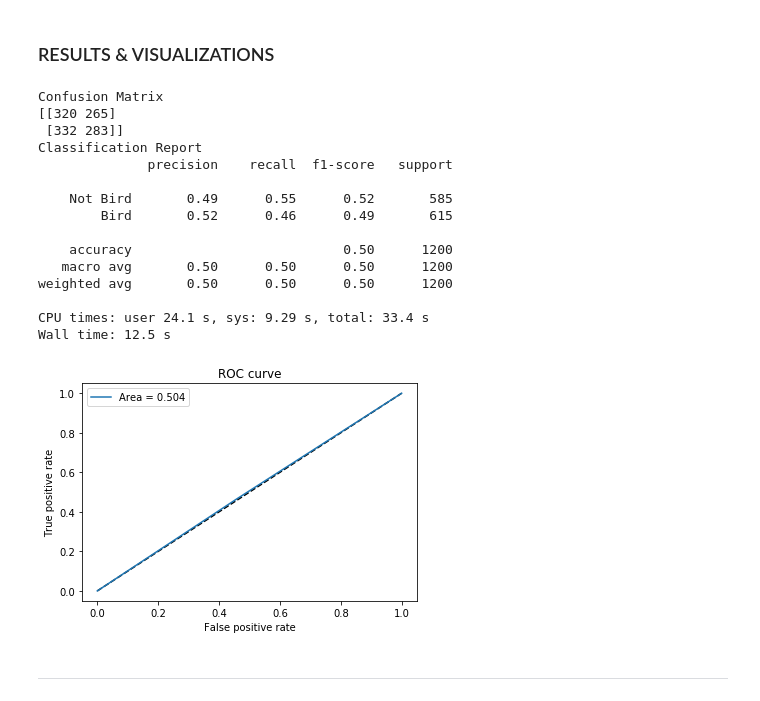
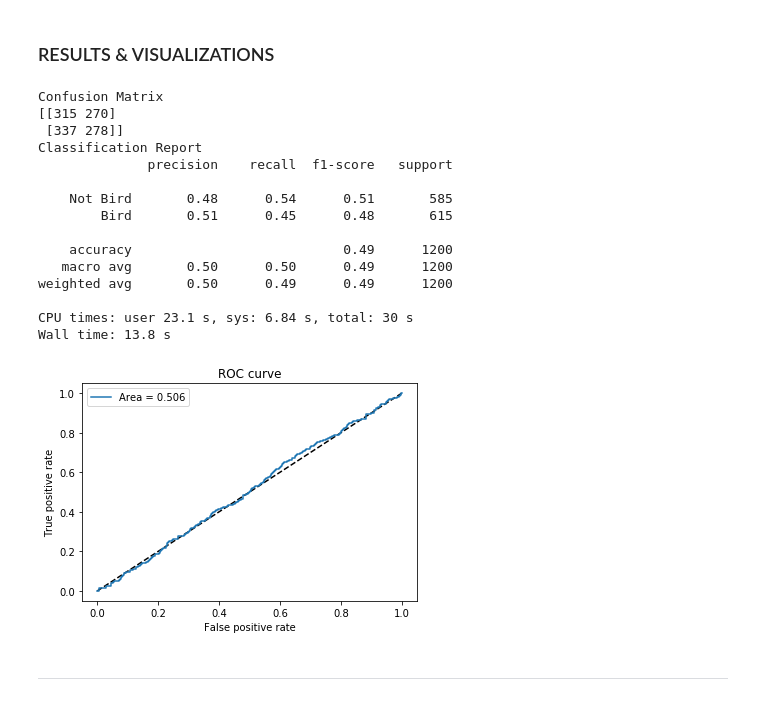
Before and after one commit to lbrou82/Springboard_Capstone2, a Jupyter notebook: notebooks/3.0_Model1.ipynb, the cells around one changed output. Drawn from its saved outputs; the diff is of its cells as text; code cells hidden in the pictures.

```diff
--- a/notebooks/3.0_Model1.ipynb
+++ b/notebooks/3.0_Model1.ipynb
@@ -114,6 +114,8 @@ plot_accuracy_and_loss(model1_history) #called from 2.0_PreProcessing Notebook
 # save model
 file_name = 'model1.h5'
 model1.save('../models/{}'.format(file_name))
+# %%
+model1 = load_model('../models/model1.h5')
 # %% [markdown]
 ----
 # %% [markdown]
@@ -137,34 +139,36 @@ Found 1200 validated image filenames belonging to 2 classes.
 %%time
 
 # make predictions on model1
-y_pred = model1.predict_classes(test_generator)
+y_pred_prob = model1.predict(test_generator)
 
+# get binary results - 1 if bird predicted, 0 if not
+y_pred_binary = (y_pred_prob > 0.5).astype('int32')
 
 print('Confusion Matrix')
-print(confusion_matrix(test_generator.classes, y_pred))
+print(confusion_matrix(test_generator.classes, y_pred_binary))
 print('Classification Report')
 target_names = ['Not Bird', 'Bird']
-print(classification_report(test_generator.classes, y_pred, target_names=target_names))
+print(classification_report(test_generator.classes, y_pred_binary, target_names=target_names))
 # %% [output]
 Confusion Matrix
-[[320 265]
- [332 283]]
+[[315 270]
+ [337 278]]
 Classification Report
               precision    recall  f1-score   support
 
-    Not Bird       0.49      0.55      0.52       585
-        Bird       0.52      0.46      0.49       615
+    Not Bird       0.48      0.54      0.51       585
+        Bird       0.51      0.45      0.48       615
 
-    accuracy                           0.50      1200
-   macro avg       0.50      0.50      0.50      1200
-weighted avg       0.50      0.50      0.50      1200
+    accuracy                           0.49      1200
+   macro avg       0.50      0.50      0.49      1200
+weighted avg       0.50      0.49      0.49      1200
 
-CPU times: user 24.1 s, sys: 9.29 s, total: 33.4 s
-Wall time: 12.5 s
+CPU times: user 23.1 s, sys: 6.84 s, total: 30 s
+Wall time: 13.8 s
 # %%
-plot_auc_roc(test_generator.classes,y_pred) #called from 2.0_PreProcessing Notebook
+plot_auc_roc(test_generator.classes,y_pred_prob) #called from 2.0_PreProcessing Notebook
 # %% [output]
-[figure, old version]
+[figure, new version]
 # %% [markdown]
 ----
 # %% [markdown]
```
Also changed, not shown: parts of 2 cells of this notebook, 7 other files.
